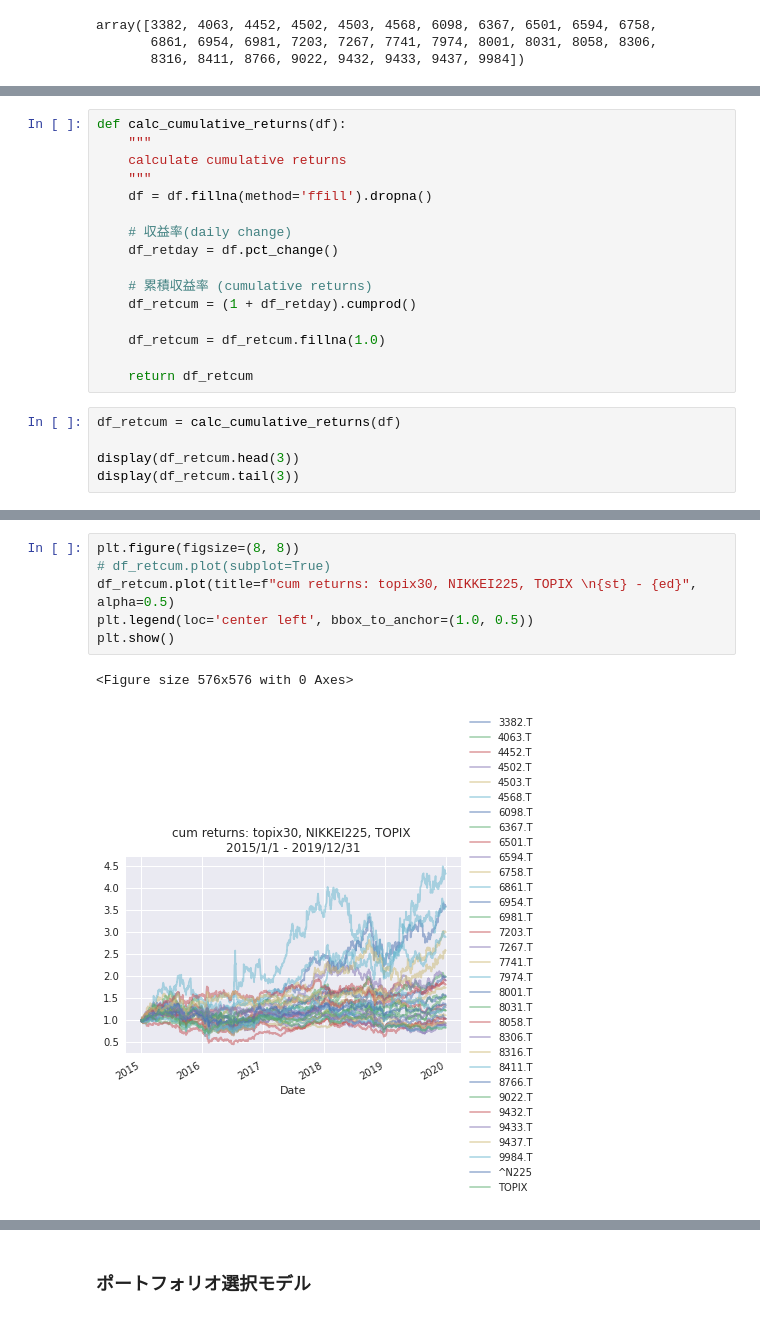
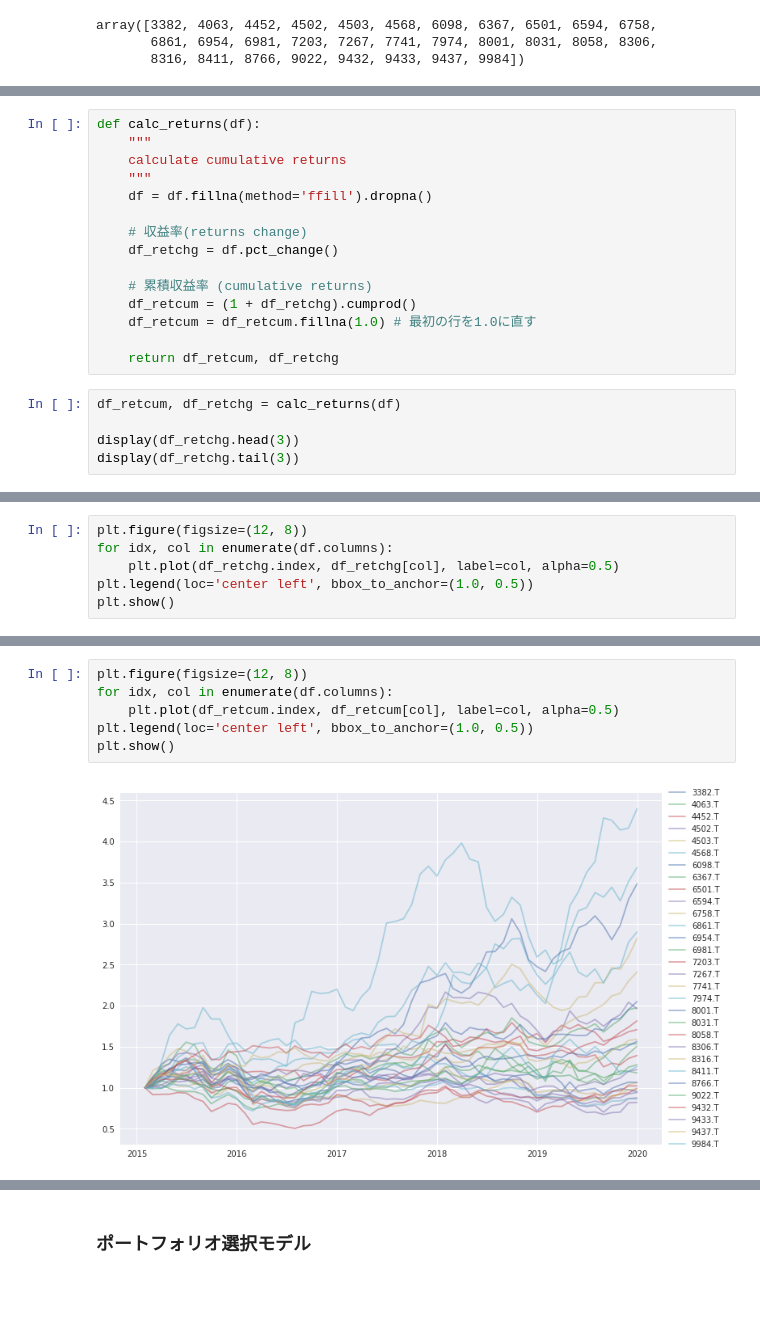
Before and after one commit to yumaloop/pyfe, a Jupyter notebook: notebook/markowitz_mean-variance_model_topix30core.ipynb, the cells around one changed output, grey strips where cells are left out. Cells and saved outputs as stored; diff of their text form; blank space fills up the shorter version.

Commit message:
modify return change ratio

```diff
--- a/notebook/markowitz_mean-variance_model_topix30core.ipynb
+++ b/notebook/markowitz_mean-variance_model_topix30core.ipynb
@@ -74,24 +78,23 @@ plt.show()
 # %%
-def calc_cumulative_returns(df):
+def calc_returns(df):
     """
     calculate cumulative returns
     """
     df = df.fillna(method='ffill').dropna()
 
-    # 収益率(daily change)
-    df_retday = df.pct_change()
+    # 収益率(returns change)
+    df_retchg = df.pct_change()
 
     # 累積収益率 (cumulative returns)
-    df_retcum = (1 + df_retday).cumprod()
+    df_retcum = (1 + df_retchg).cumprod()
+    df_retcum = df_retcum.fillna(1.0) # 最初の行を1.0に直す
 
-    df_retcum = df_retcum.fillna(1.0)
-
-    return df_retcum
+    return df_retcum, df_retchg
 # %%
-df_retcum = calc_cumulative_returns(df)
+df_retcum, df_retchg = calc_returns(df)
 
-display(df_retcum.head(3))
-display(df_retcum.tail(3))
+display(df_retchg.head(3))
+display(df_retchg.tail(3))
 # %% [output]
 |  | 3382.T | 4063.T | 4452.T | 4502.T | 4503.T | 4568.T | 6098.T | 6367.T | 6501.T | 6594.T | ... | ... |
 | Date |  |  |  |  |  |  |  |  |  |  |  | ... |
@@ -107,0 +111,6 @@ display(df_retcum.tail(3))
+# %%
+plt.figure(figsize=(12, 8))
+for idx, col in enumerate(df.columns):
+    plt.plot(df_retchg.index, df_retchg[col], label=col, alpha=0.5)
+plt.legend(loc='center left', bbox_to_anchor=(1.0, 0.5))
+plt.show()
@@ -108,9 +119,8 @@ display(df_retcum.tail(3))
 # %%
-plt.figure(figsize=(8, 8))
-# df_retcum.plot(subplot=True)
-df_retcum.plot(title=f"cum returns: topix30, NIKKEI225, TOPIX \n{st} - {ed}", alpha=0.5)
+plt.figure(figsize=(12, 8))
+for idx, col in enumerate(df.columns):
+    plt.plot(df_retcum.index, df_retcum[col], label=col, alpha=0.5)
 plt.legend(loc='center left', bbox_to_anchor=(1.0, 0.5))
 plt.show()
 # %% [output]
-<Figure size 576x576 with 0 Axes>
-[figure, old version]
+[figure, new version]
```
Also changed, not shown: parts of 19 cells of this notebook, 1 other file.
